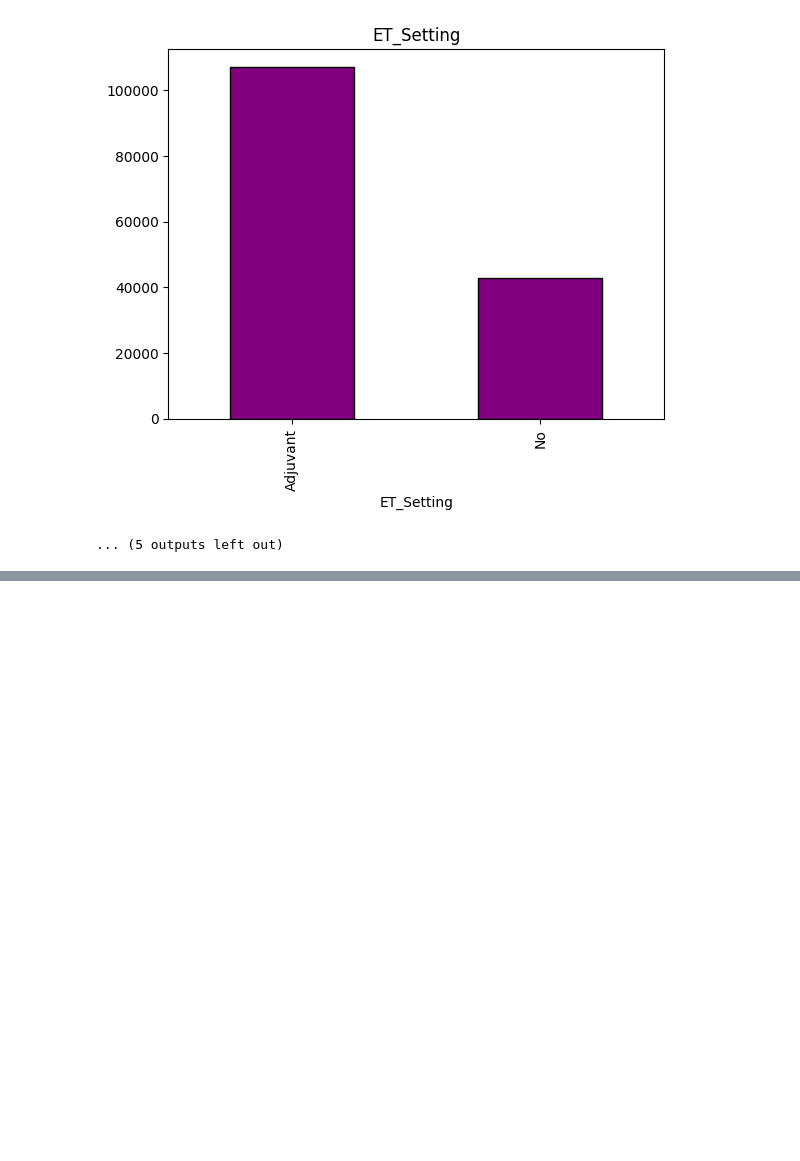
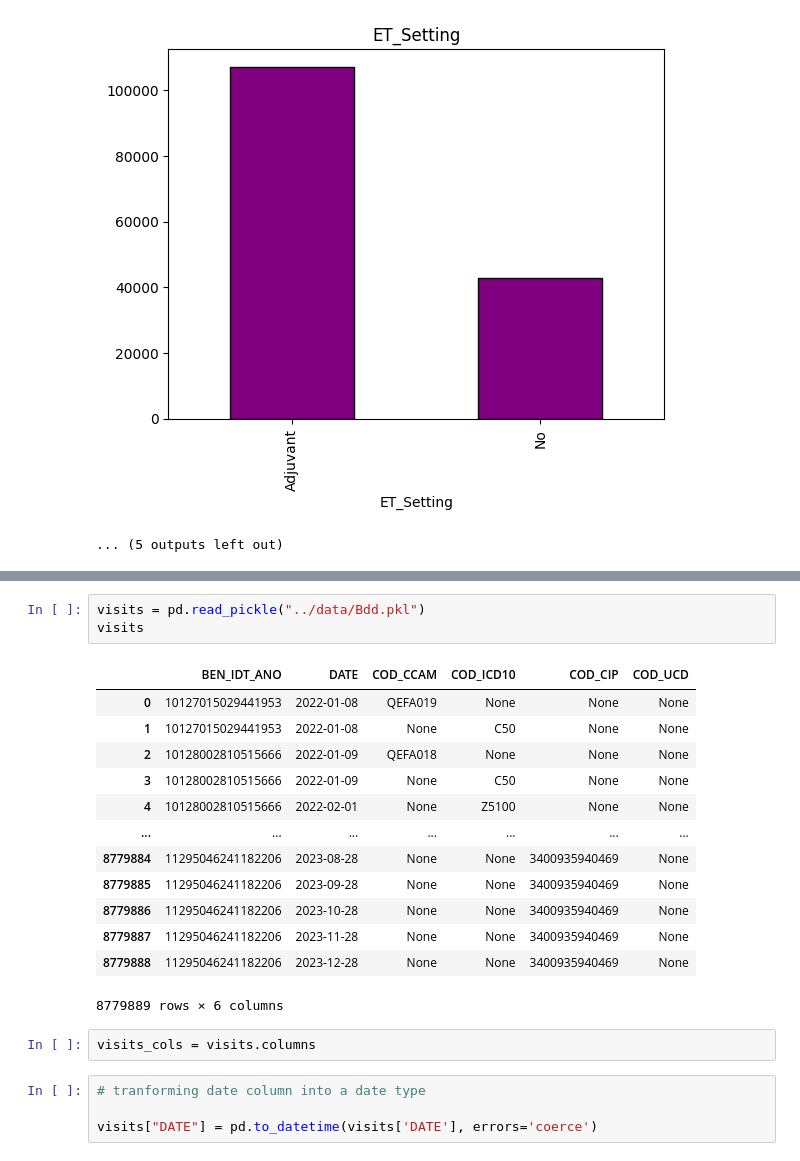
Before and after one commit to sarahlakh/Representation-of-patient-history-with_LLMs, a Jupyter notebook: notebooks/Data_exploration.ipynb, the cells around one changed output, grey strips where cells are left out. Saved outputs shown, nothing was run; the diff lists cells and outputs as text; blank space fills up the shorter version.

```diff
--- a/notebooks/Data_exploration.ipynb
+++ b/notebooks/Data_exploration.ipynb
@@ -136,0 +146,23 @@ pathway.count()
+# %%
+visits = pd.read_pickle("../data/Bdd.pkl")
+visits
+# %% [output]
+|  | BEN_IDT_ANO | DATE | COD_CCAM | COD_ICD10 | COD_CIP | COD_UCD |
+| 0 | 10127015029441953 | 2022-01-08 | QEFA019 | None | None | None |
+| 1 | 10127015029441953 | 2022-01-08 | None | C50 | None | None |
+| 2 | 10128002810515666 | 2022-01-09 | QEFA018 | None | None | None |
+| 3 | 10128002810515666 | 2022-01-09 | None | C50 | None | None |
+| 4 | 10128002810515666 | 2022-02-01 | None | Z5100 | None | None |
+| ... | ... | ... | ... | ... | ... | ... |
+| 8779884 | 11295046241182206 | 2023-08-28 | None | None | 3400935940469 | None |
+| 8779885 | 11295046241182206 | 2023-09-28 | None | None | 3400935940469 | None |
+| 8779886 | 11295046241182206 | 2023-10-28 | None | None | 3400935940469 | None |
+| 8779887 | 11295046241182206 | 2023-11-28 | None | None | 3400935940469 | None |
+| 8779888 | 11295046241182206 | 2023-12-28 | None | None | 3400935940469 | None |
+8779889 rows × 6 columns
+# %%
+visits_cols = visits.columns
+# %%
+# tranforming date column into a date type
+
+visits["DATE"] = pd.to_datetime(visits['DATE'], errors='coerce')
```
Also changed, not shown: parts of 10 cells of this notebook, 5 other files.
